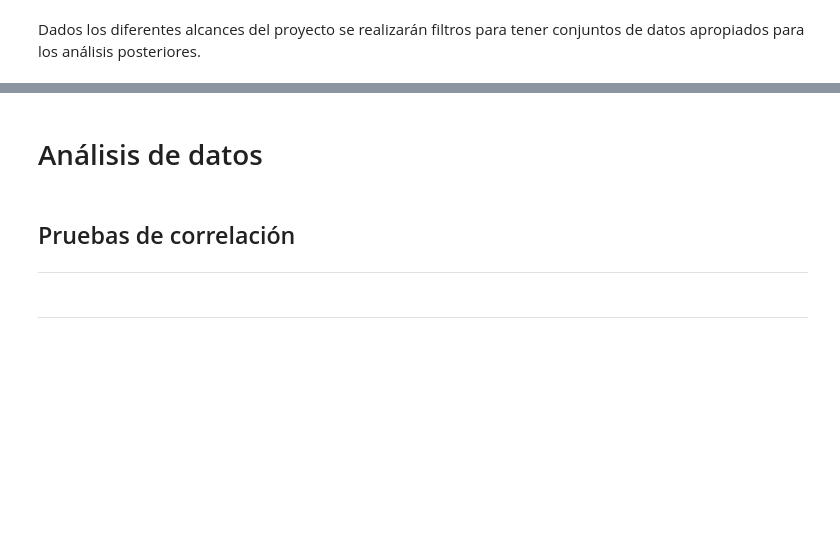
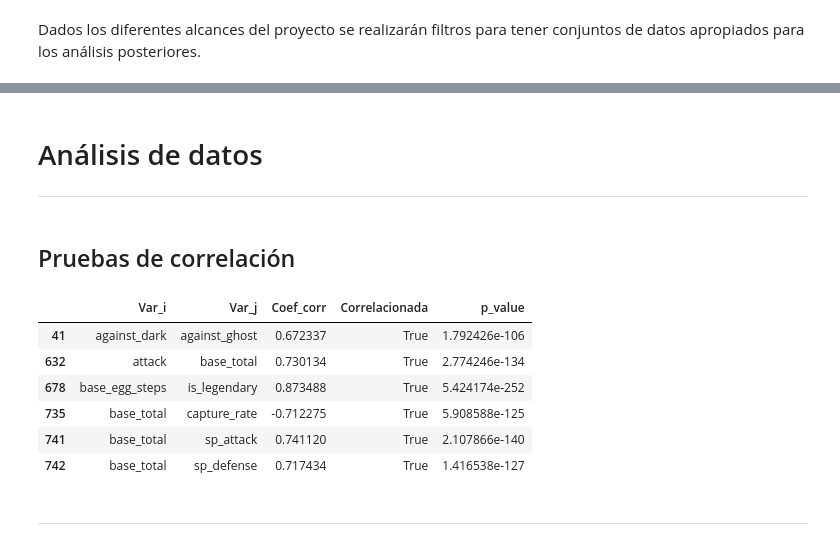
Before and after one commit to AndresF100/Projects_UNAL, a Jupyter notebook: Módulo 2/Proyecto Módulo 2.ipynb, the cells around one changed output, grey strips where cells are left out. Cells and saved outputs as stored; diff of their text form; code cells hidden in the pictures; blank space fills up the shorter version.

```diff
--- a/Módulo 2/Proyecto Módulo 2.ipynb
+++ b/Módulo 2/Proyecto Módulo 2.ipynb
@@ -338,12 +343,3 @@ plt.show()
 ## Filtros
 # %% [markdown]
 Dados los diferentes alcances del proyecto se realizarán filtros para tener conjuntos de datos apropiados para los análisis posteriores.
-# %%
-print("Longitud original:",data.shape[0])
-
-data_fixed = data[(data["RestingBP"]>=60) & (data["RestingBP"]<=200) &
-     (data["Cholesterol"]>=120) & (data["Cholesterol"]<=600) &
-     (data["Oldpeak"]>=0) & (data["Oldpeak"]<=6.2)]
-
-print("Registros eliminados:",data.shape[0]-data_fixed.shape[0])
-print("Nueva longitud:",data_fixed.shape[0])
@@ -350,5 +353,7 @@ print("Nueva longitud:",data_fixed.shape[0])
+# %%
+datos = datos.loc[:,~datos.columns.isin(["name"])]
 # %% [markdown]
 # Análisis de datos
+___
 # %% [markdown]
 ## Pruebas de correlación
-----
@@ -359,23 +360,32 @@ ax.set_title("Correlation Matrix");
 # %%
+data_corr = datos.select_dtypes(include=['int','float64'])
 
 def tabla_corr_pearson(data_fixed,alfa,umbral):
   newdf = data_fixed.select_dtypes(include=['int16', 'int32', 'int64', 'float16', 'float32', 'float64'])
   result = []
 
 
   for i in newdf.columns:
     for j in newdf.columns:
       if i!=j:
         coef, p = stats.pearsonr(newdf[i], newdf[j])
         result.append([i,j,coef,p < alfa,p])
 
   correlaciones = pd.DataFrame(result,columns=["Var_i","Var_j","Coef_corr","Correlacionada","p_value"])
 
 
   return correlaciones[(correlaciones.Correlacionada==True) & (abs(correlaciones.Coef_corr)>=umbral)].drop_duplicates(["Coef_corr","p_value"])
 
 
-tabla_corr_pearson(data_fixed,0.05,0.25)
+tabla_corr_pearson(data_corr,0.05,0.65)
+# %% [output]
+|  | Var_i | Var_j | Coef_corr | Correlacionada | p_value |
+| 41 | against_dark | against_ghost | 0.672337 | True | 1.792426e-106 |
+| 632 | attack | base_total | 0.730134 | True | 2.774246e-134 |
+| 678 | base_egg_steps | is_legendary | 0.873488 | True | 5.424174e-252 |
+| 735 | base_total | capture_rate | -0.712275 | True | 5.908588e-125 |
+| 741 | base_total | sp_attack | 0.741120 | True | 2.107866e-140 |
+| 742 | base_total | sp_defense | 0.717434 | True | 1.416538e-127 |
 # %% [markdown]
 ___
 # %% [markdown]
```
Also changed, not shown: parts of 7 cells of this notebook.
